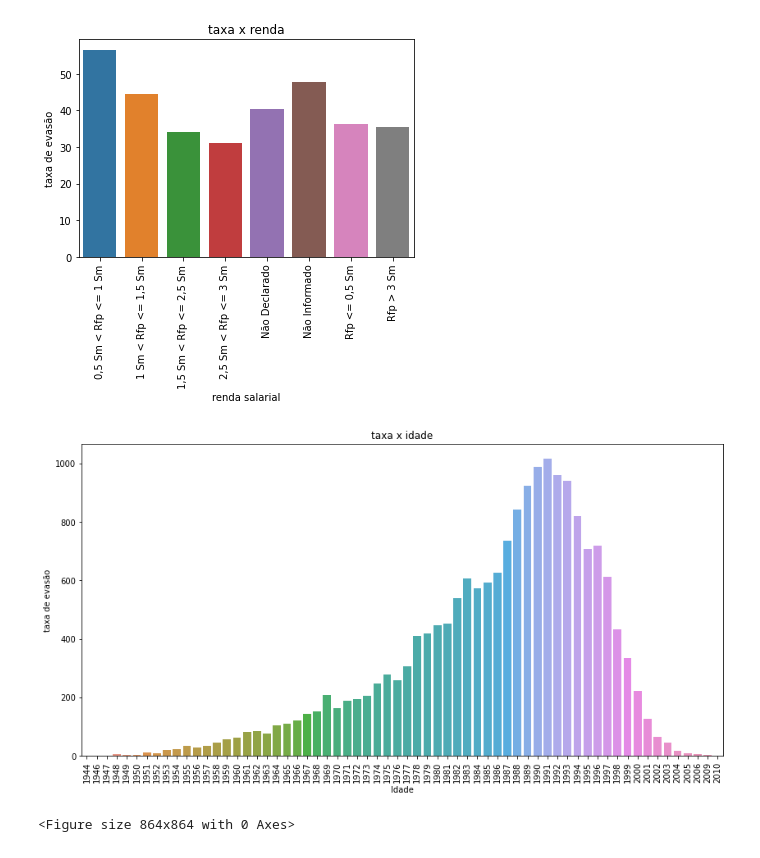
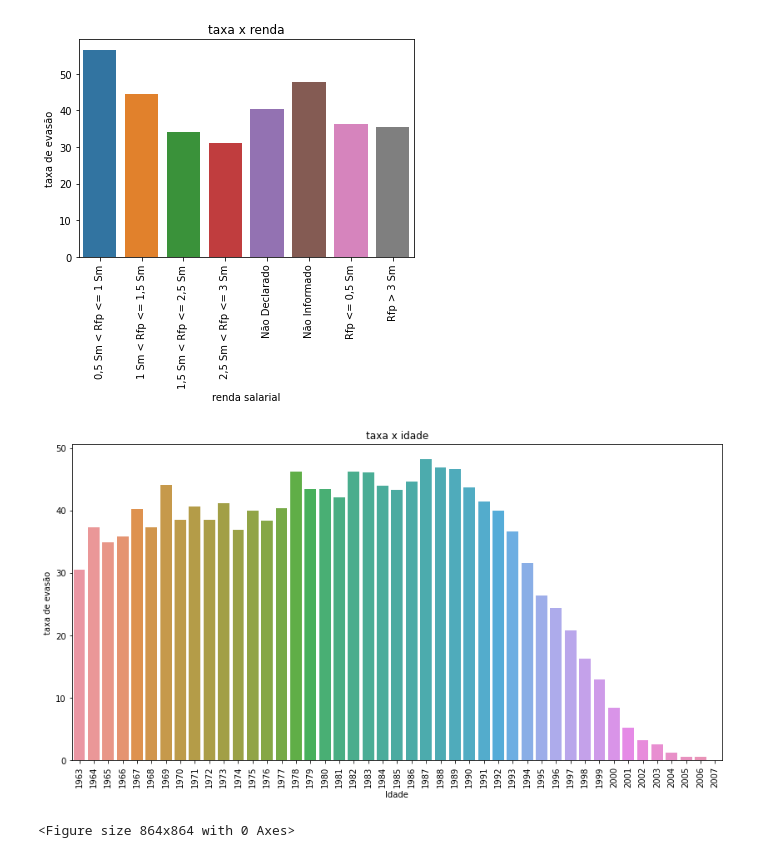
Before and after one commit to znehAC/mineracao_dados, a Jupyter notebook: main3.ipynb, the cells around one changed output. Drawn from its saved outputs; the diff is of its cells as text; code cells hidden in the pictures.

Commit message:
correcao atv4 questao2

```diff
--- a/main3.ipynb
+++ b/main3.ipynb
@@ -510,15 +510,20 @@ plt.show(fig)
 # %% [output]
 [figure]
 # %%
-questao_2 = df[df["status"] == "Evasão"][df["nascimento"] >= 1944][df["nascimento"] < 2011][df["ano"] >= 2008].groupby("nascimento").count()
+
+questao_2 = df.groupby("nascimento").count()
+questao_2_evadiu = df[df["status"] == "Evasão"].groupby("nascimento").count()
+
+questao_2["taxa"] = (questao_2_evadiu["status"]/questao_2["status"])*100
+questao_2 = questao_2[questao_2["status"] > 245]
 # %%
 plt.rcParams['figure.figsize'] = [14, 7]
-fig = sns.barplot(questao_2.index, questao_2["status"]).tick_params(axis='x', rotation = 90)
+fig = sns.barplot(questao_2.index, questao_2["taxa"]).tick_params(axis='x', rotation = 90)
 plt.xlabel("Idade")
 plt.ylabel("taxa de evasão")
 plt.title("taxa x idade") # You can comment this line out if you don't need title
 plt.figure(figsize=(12,12))
 plt.show(fig)
 # %% [output]
-[figure, old version]
+[figure, new version]
 <Figure size 864x864 with 0 Axes>
```
